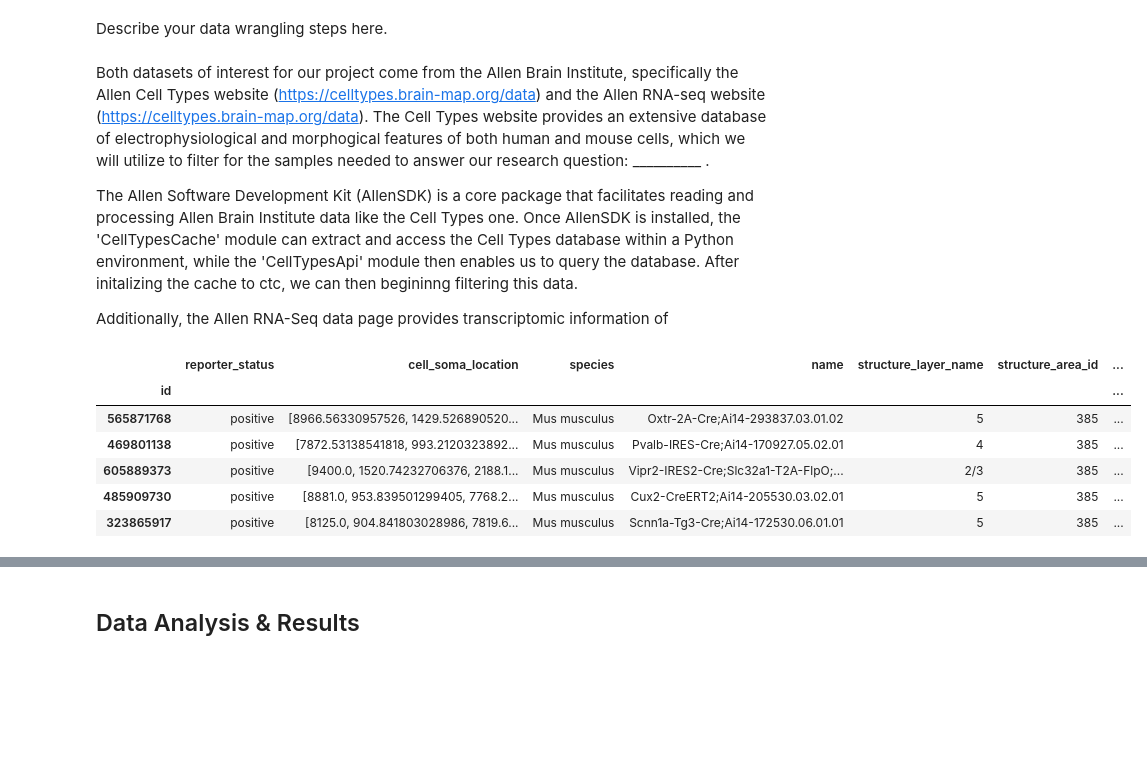
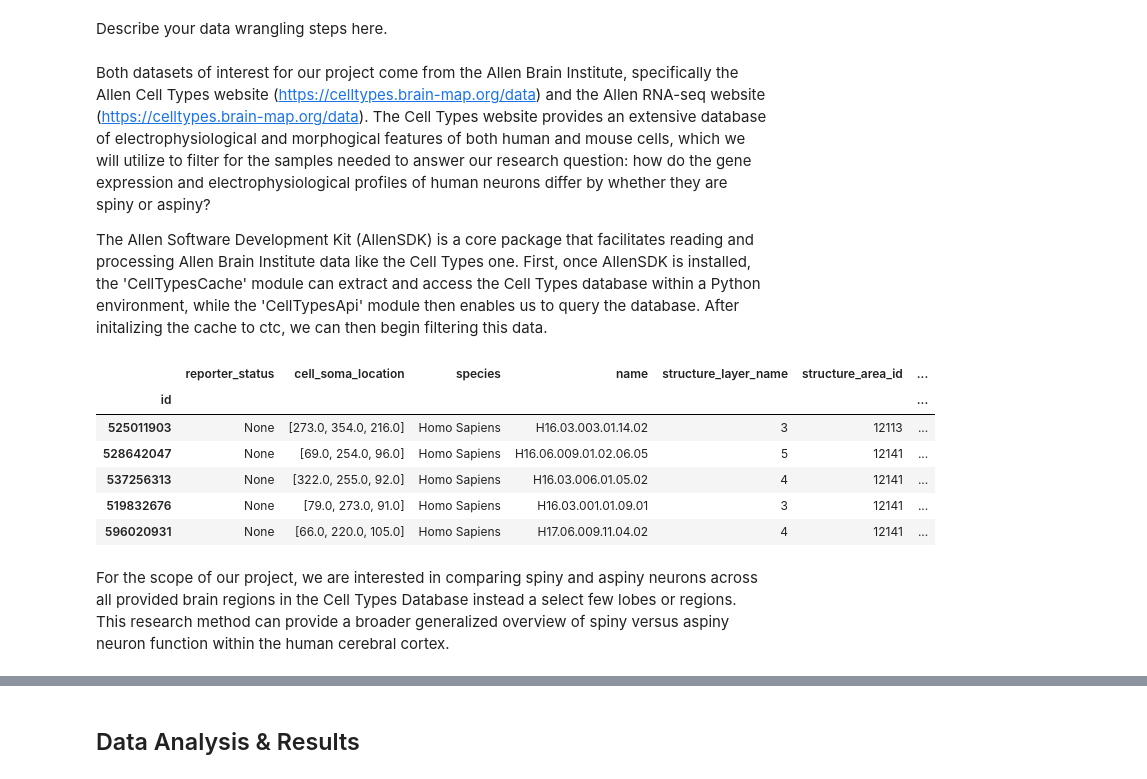
Before and after one commit to cbn003/CellTypes, a Jupyter notebook: CellTypesProject.ipynb, the cells around one changed output, grey strips where cells are left out. Saved outputs shown, nothing was run; the diff lists cells and outputs as text; code cells hidden in the pictures; blank space fills up the shorter version.

```diff
--- a/CellTypesProject.ipynb
+++ b/CellTypesProject.ipynb
@@ -42,29 +42,27 @@ from scipy import stats
 # %% [markdown]
 Describe your data wrangling steps here.
 # %% [markdown]
-Both datasets of interest for our project come from the Allen Brain Institute, specifically the Allen Cell Types website (https://celltypes.brain-map.org/data) and the Allen RNA-seq website (https://celltypes.brain-map.org/data). The Cell Types website provides an extensive database of electrophysiological and morphogical features of both human and mouse cells, which we will utilize to filter for the samples needed to answer our research question: __________ .
+Both datasets of interest for our project come from the Allen Brain Institute, specifically the Allen Cell Types website (https://celltypes.brain-map.org/data) and the Allen RNA-seq website (https://celltypes.brain-map.org/data). The Cell Types website provides an extensive database of electrophysiological and morphogical features of both human and mouse cells, which we will utilize to filter for the samples needed to answer our research question: how do the gene expression and electrophysiological profiles of human neurons differ by whether they are spiny or aspiny?
 
-The Allen Software Development Kit (AllenSDK) is a core package that facilitates reading and processing Allen Brain Institute data like the Cell Types one. Once AllenSDK is installed, the 'CellTypesCache' module can extract and access the Cell Types database within a Python environment, while the 'CellTypesApi' module then enables us to query the database. After initalizing the cache to ctc, we can then begininng filtering this data.
-
-Additionally, the Allen RNA-Seq data page provides transcriptomic information of
+The Allen Software Development Kit (AllenSDK) is a core package that facilitates reading and processing Allen Brain Institute data like the Cell Types one. First, once AllenSDK is installed, the 'CellTypesCache' module can extract and access the Cell Types database within a Python environment, while the 'CellTypesApi' module then enables us to query the database. After initalizing the cache to ctc, we can then begin filtering this data.
 # %%
 # Importing the Allen Cell Types database into Python
 from allensdk.core.cell_types_cache import CellTypesCache
 from allensdk.api.queries.cell_types_api import CellTypesApi
 ctc = CellTypesCache(manifest_file='cell_types/manifest.json')
 
-# Creating a dataframe with only mouse cells
-mouse_cells = ctc.get_cells(species=[CellTypesApi.MOUSE])
-mouse_df = pd.DataFrame(mouse_cells)
+# Creating a dataframe with only human cells
+human_cells = ctc.get_cells(species=[CellTypesApi.HUMAN])
+human_df = pd.DataFrame(human_cells)
 
 # Setting the index to the specimen id instead of arbitrary index values
-mouse_df = mouse_df.set_index('id')
-mouse_df.head(5) # Showcasing the first 5 rows of this dataframe
+human_df = human_df.set_index('id')
+human_df.head(5) # Showcasing the first 5 rows of this dataframe
 # %% [output]
 |  | reporter_status | cell_soma_location | species | name | structure_layer_name | structure_area_id | ... |
 | id |  |  |  |  |  |  | ... |
-| 565871768 | positive | [8966.56330957526, 1429.526890520... | Mus musculus | Oxtr-2A-Cre;Ai14-293837.03.01.02 | 5 | 385 | ... |
-| 469801138 | positive | [7872.53138541818, 993.2120323892... | Mus musculus | Pvalb-IRES-Cre;Ai14-170927.05.02.01 | 4 | 385 | ... |
-| 605889373 | positive | [9400.0, 1520.74232706376, 2188.1... | Mus musculus | Vipr2-IRES2-Cre;Slc32a1-T2A-FlpO;... | 2/3 | 385 | ... |
-| 485909730 | positive | [8881.0, 953.839501299405, 7768.2... | Mus musculus | Cux2-CreERT2;Ai14-205530.03.02.01 | 5 | 385 | ... |
-| 323865917 | positive | [8125.0, 904.841803028986, 7819.6... | Mus musculus | Scnn1a-Tg3-Cre;Ai14-172530.06.01.01 | 5 | 385 | ... |
+| 525011903 | None | [273.0, 354.0, 216.0] | Homo Sapiens | H16.03.003.01.14.02 | 3 | 12113 | ... |
+| 528642047 | None | [69.0, 254.0, 96.0] | Homo Sapiens | H16.06.009.01.02.06.05 | 5 | 12141 | ... |
+| 537256313 | None | [322.0, 255.0, 92.0] | Homo Sapiens | H16.03.006.01.05.02 | 4 | 12141 | ... |
+| 519832676 | None | [79.0, 273.0, 91.0] | Homo Sapiens | H16.03.001.01.09.01 | 3 | 12141 | ... |
+| 596020931 | None | [66.0, 220.0, 105.0] | Homo Sapiens | H17.06.009.11.04.02 | 4 | 12141 | ... |
@@ -72,0 +69,2 @@ mouse_df.head(5) # Showcasing the first 5 rows of this dataframe
+# %% [markdown]
+For the scope of our project, we are interested in comparing spiny and aspiny neurons across all provided brain regions in the Cell Types Database instead a select few lobes or regions. This research method can provide a broader generalized overview of spiny versus aspiny neuron function within the human cerebral cortex.
```
Also changed, not shown: parts of 14 cells of this notebook.
